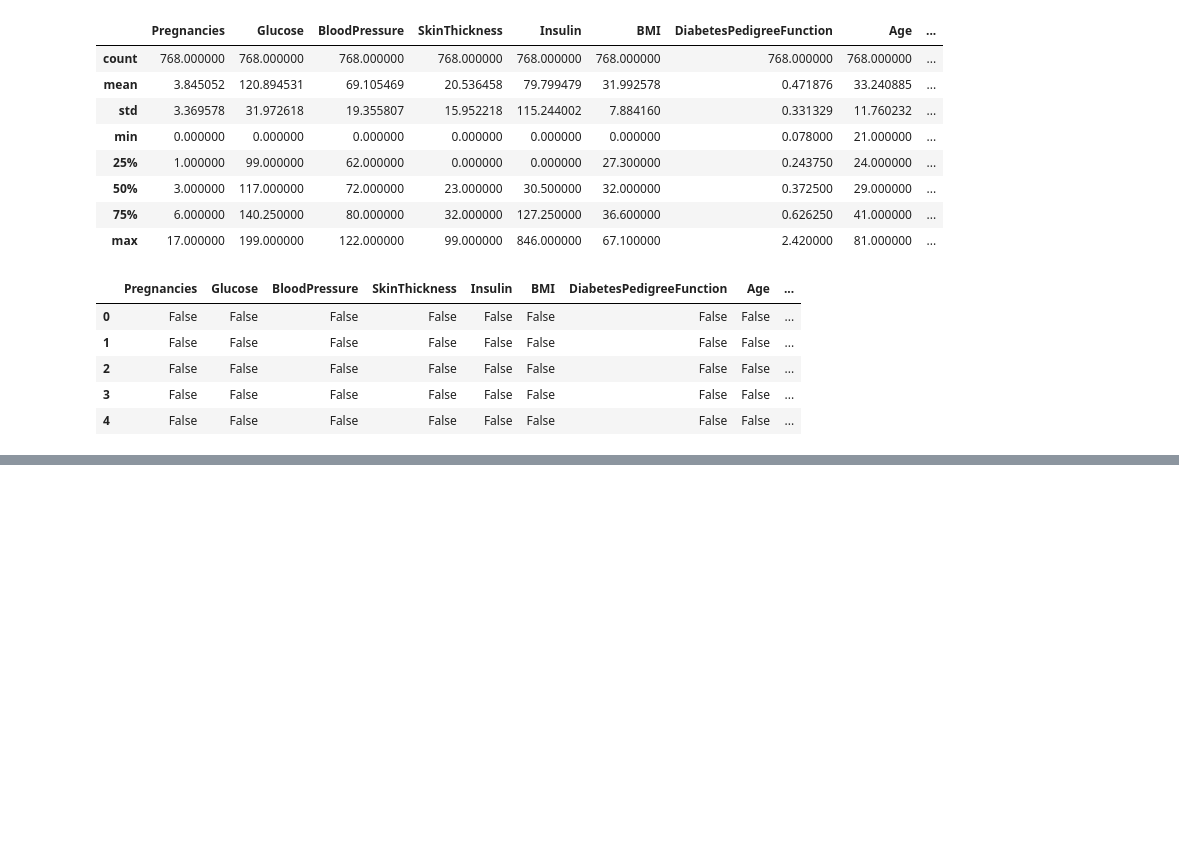
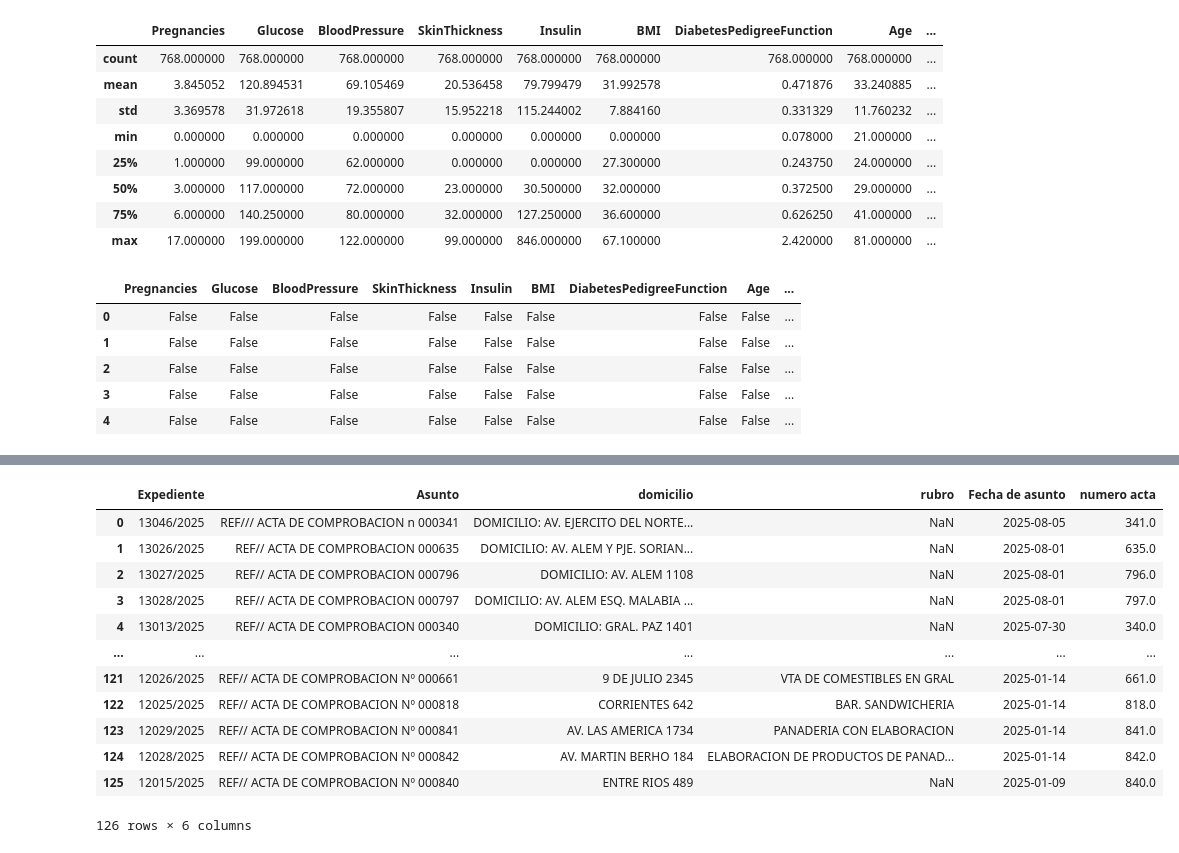
Before and after one commit to LuisBarrionuevodev/Coding-Challenges, a Jupyter notebook: Python/practicando apis en python/api_basket.ipynb, the cells around one changed output, grey strips where cells are left out. Cells and saved outputs as stored; diff of their text form; code cells hidden in the pictures; blank space fills up the shorter version.

```diff
--- a/Python/practicando apis en python/api_basket.ipynb
+++ b/Python/practicando apis en python/api_basket.ipynb
@@ -417,0 +464,19 @@ data_perdida.head(5)
+# %%
+tabla1=pd.read_excel("./actas_actualizado.xlsx")
+tabla1
+tabla2=pd.read_excel("./actas .xlsx", sheet_name=2)
+tabla1
+# %% [output]
+|  | Expediente | Asunto | domicilio | rubro | Fecha de asunto | numero acta |
+| 0 | 13046/2025 | REF/// ACTA DE COMPROBACION n 000341 | DOMICILIO: AV. EJERCITO DEL NORTE... | NaN | 2025-08-05 | 341.0 |
+| 1 | 13026/2025 | REF// ACTA DE COMPROBACION 000635 | DOMICILIO: AV. ALEM Y PJE. SORIAN... | NaN | 2025-08-01 | 635.0 |
+| 2 | 13027/2025 | REF// ACTA DE COMPROBACION 000796 | DOMICILIO: AV. ALEM 1108 | NaN | 2025-08-01 | 796.0 |
+| 3 | 13028/2025 | REF// ACTA DE COMPROBACION 000797 | DOMICILIO: AV. ALEM ESQ. MALABIA ... | NaN | 2025-08-01 | 797.0 |
+| 4 | 13013/2025 | REF// ACTA DE COMPROBACION 000340 | DOMICILIO: GRAL. PAZ 1401 | NaN | 2025-07-30 | 340.0 |
+| ... | ... | ... | ... | ... | ... | ... |
+| 121 | 12026/2025 | REF// ACTA DE COMPROBACION Nº 000661 | 9 DE JULIO 2345 | VTA DE COMESTIBLES EN GRAL | 2025-01-14 | 661.0 |
+| 122 | 12025/2025 | REF// ACTA DE COMPROBACION Nº 000818 | CORRIENTES 642 | BAR. SANDWICHERIA | 2025-01-14 | 818.0 |
+| 123 | 12029/2025 | REF// ACTA DE COMPROBACION Nº 000841 | AV. LAS AMERICA 1734 | PANADERIA CON ELABORACION | 2025-01-14 | 841.0 |
+| 124 | 12028/2025 | REF// ACTA DE COMPROBACION Nº 000842 | AV. MARTIN BERHO 184 | ELABORACION DE PRODUCTOS DE PANAD... | 2025-01-14 | 842.0 |
+| 125 | 12015/2025 | REF// ACTA DE COMPROBACION Nº 000840 | ENTRE RIOS 489 | NaN | 2025-01-09 | 840.0 |
+126 rows × 6 columns
```
Also changed, not shown: parts of 8 cells of this notebook, 6 other files.
